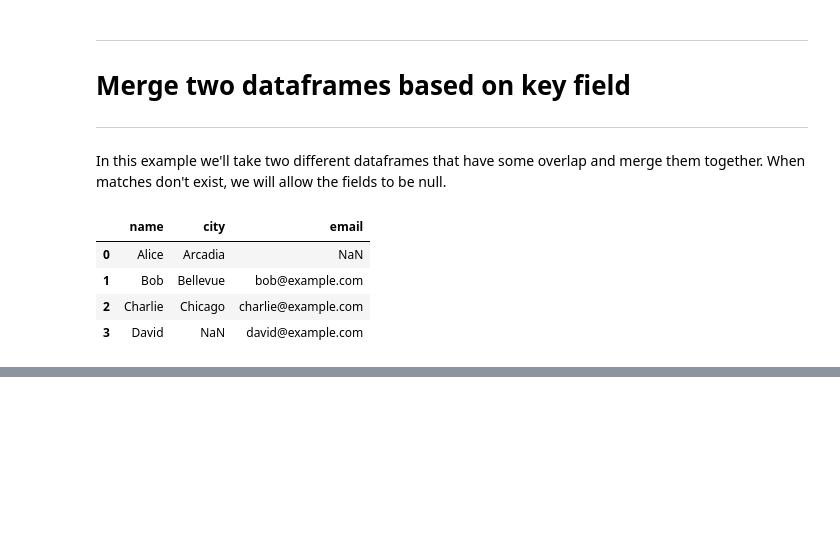
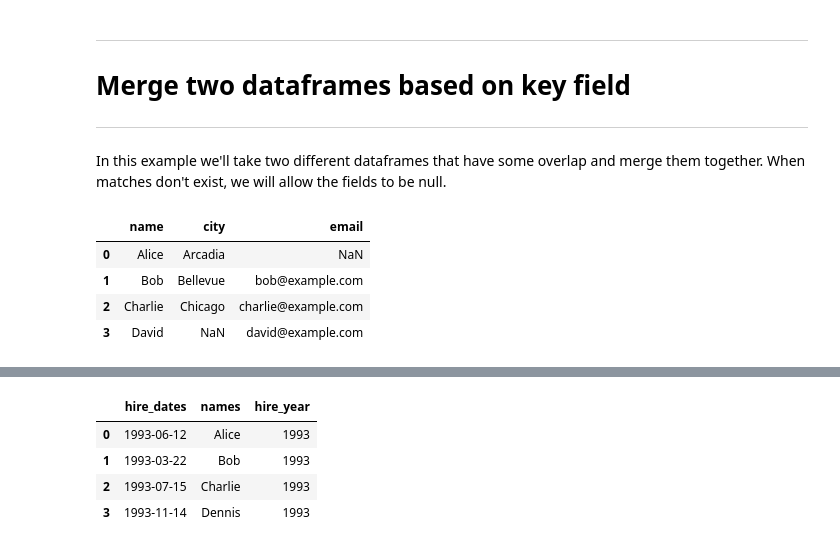
Before and after one commit to tspence/data-analysis-class-resources, a Jupyter notebook: jupyter/Basics of Transformation.ipynb, the cells around one changed output, grey strips where cells are left out. Cells and saved outputs as stored; diff of their text form; code cells hidden in the pictures; blank space fills up the shorter version.

```diff
--- a/jupyter/Basics of Transformation.ipynb
+++ b/jupyter/Basics of Transformation.ipynb
@@ -87,0 +94,20 @@ merged.head()
+# %%
+import pandas
+
+# A bunch of numbers in a Pandas dataframe
+employees = pandas.DataFrame({
+    "hire_dates": ["1993-06-12", "1993-03-22", "1993-07-15", "1993-11-14", "1995-09-09", "1995-10-09", "1995-12-31", "1996-12-02"],
+    "names": ["Alice", "Bob", "Charlie", "Dennis", "Elaine", "Frankie", "Grace", "Howard"],
+})
+
+# Extract the years from the pandas dataframe
+employees["hire_dates"] = pandas.to_datetime(employees.hire_dates, errors='coerce')
+employees["hire_year"] = employees["hire_dates"].dt.year
+subset = employees[employees["hire_year"] == 1993]
+subset.head()
+# %% [output]
+|  | hire_dates | names | hire_year |
+| 0 | 1993-06-12 | Alice | 1993 |
+| 1 | 1993-03-22 | Bob | 1993 |
+| 2 | 1993-07-15 | Charlie | 1993 |
+| 3 | 1993-11-14 | Dennis | 1993 |
```
Also changed, not shown: parts of 1 cell of this notebook, 1 other file.
